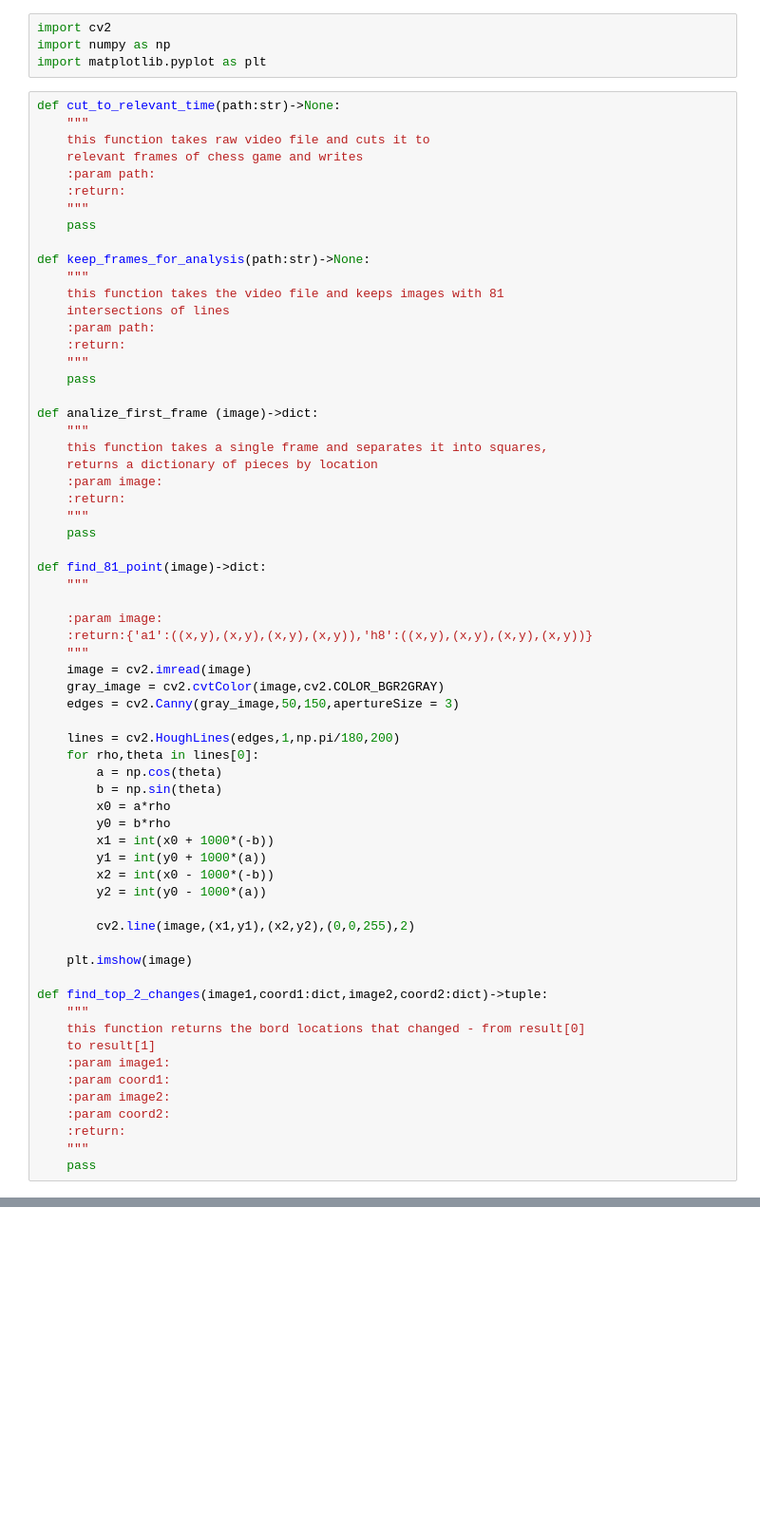
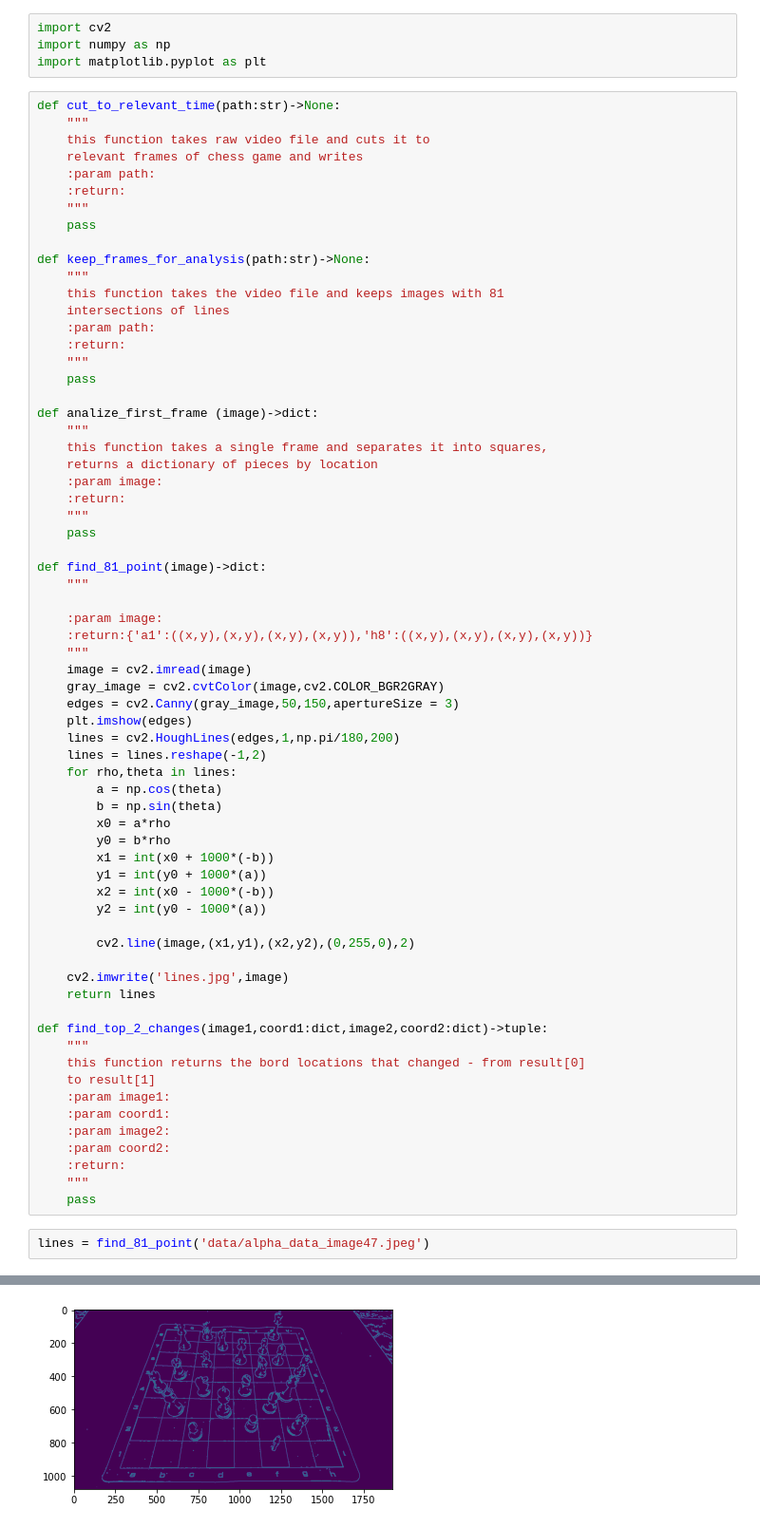
Before and after one commit to untergunter/Chess-documentation, a Jupyter notebook: main.ipynb, the cells around one changed output, grey strips where cells are left out. Shown at 95% size. Cells and saved outputs as stored; diff of their text form; blank space fills up the shorter version.

Commit message:
find_81_point lines are better

```diff
--- a/main.ipynb
+++ b/main.ipynb
@@ -39,9 +39,10 @@ def find_81_point(image)->dict:
     image = cv2.imread(image)
     gray_image = cv2.cvtColor(image,cv2.COLOR_BGR2GRAY)
     edges = cv2.Canny(gray_image,50,150,apertureSize = 3)
-
+    plt.imshow(edges)
     lines = cv2.HoughLines(edges,1,np.pi/180,200)
-    for rho,theta in lines[0]:
+    lines = lines.reshape(-1,2)
+    for rho,theta in lines:
         a = np.cos(theta)
         b = np.sin(theta)
         x0 = a*rho
@@ -51,9 +52,10 @@ def find_81_point(image)->dict:
         x2 = int(x0 - 1000*(-b))
         y2 = int(y0 - 1000*(a))
 
-        cv2.line(image,(x1,y1),(x2,y2),(0,0,255),2)
+        cv2.line(image,(x1,y1),(x2,y2),(0,255,0),2)
 
-    plt.imshow(image)
+    cv2.imwrite('lines.jpg',image)
+    return lines
 
 def find_top_2_changes(image1,coord1:dict,image2,coord2:dict)->tuple:
     """
@@ -66,3 +68,6 @@ def find_top_2_changes(image1,coord1:dict,image2,coord2:dict)->tuple:
     :return:
     """
     pass
+# %%
+lines = find_81_point('data/alpha_data_image47.jpeg')
+# %% [output]
@@ -68,0 +91 @@ def find_top_2_changes(image1,coord1:dict,image2,coord2:dict)->tuple:
+[figure, added]
```
Also changed, not shown: parts of 1 cell of this notebook.
